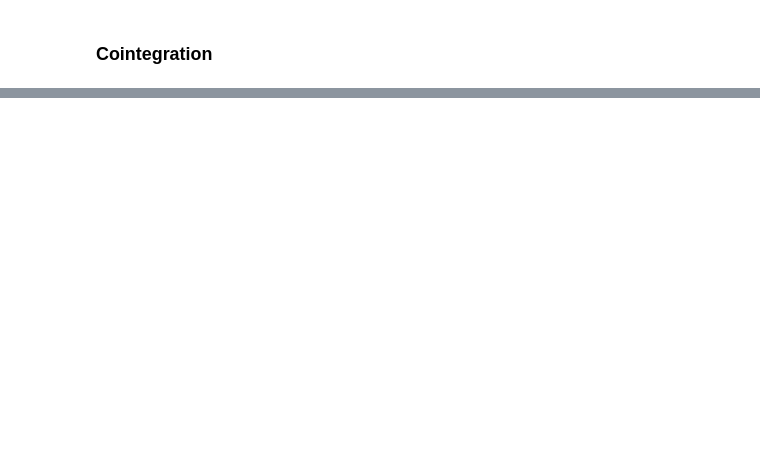
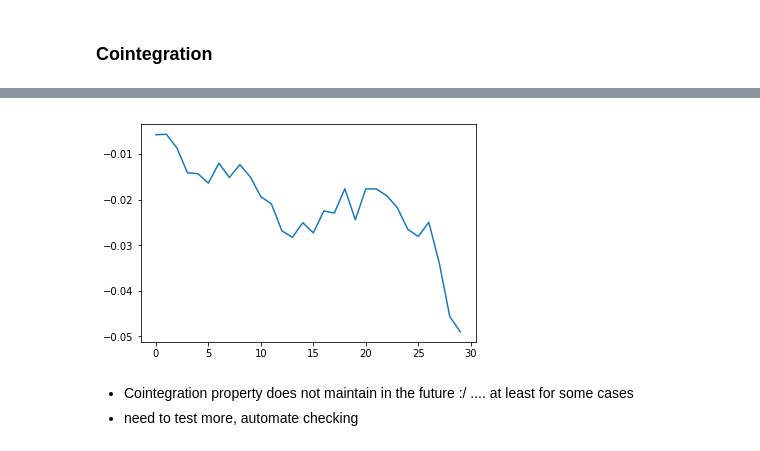
Before and after one commit to wywongbd/pairstrade-fyp-2019, a Jupyter notebook: jupyter-py/1. load-bloomberg-data.ipynb, the cells around one changed output, grey strips where cells are left out. Saved outputs shown, nothing was run; the diff lists cells and outputs as text; code cells hidden in the pictures; blank space fills up the shorter version.

Commit message:
Added code for cointegration, need to do further testing

```diff
--- a/jupyter-py/1. load-bloomberg-data.ipynb
+++ b/jupyter-py/1. load-bloomberg-data.ipynb
@@ -187,0 +246,17 @@ data["valid_stocks_log"][-120:]
+# %%
+ls = []
+
+for i in range(0, buffer):
+    observed_x = data["valid_stocks_log"]["939 HK Equity"][-buffer + i:][0]
+    observed_y = data["valid_stocks_log"]["1398 HK Equity"][-buffer + i:][0]
+
+    spread = (results.params[1] * observed_x + results.params[0]) - observed_y
+    ls.append(spread)
+
+plt.plot(ls)
+plt.show()
+# %% [output]
+[figure, added]
+# %% [markdown]
+- Cointegration property does not maintain in the future :/ .... at least for some cases
+- need to test more, automate checking
```
Also changed, not shown: parts of 9 cells of this notebook.
